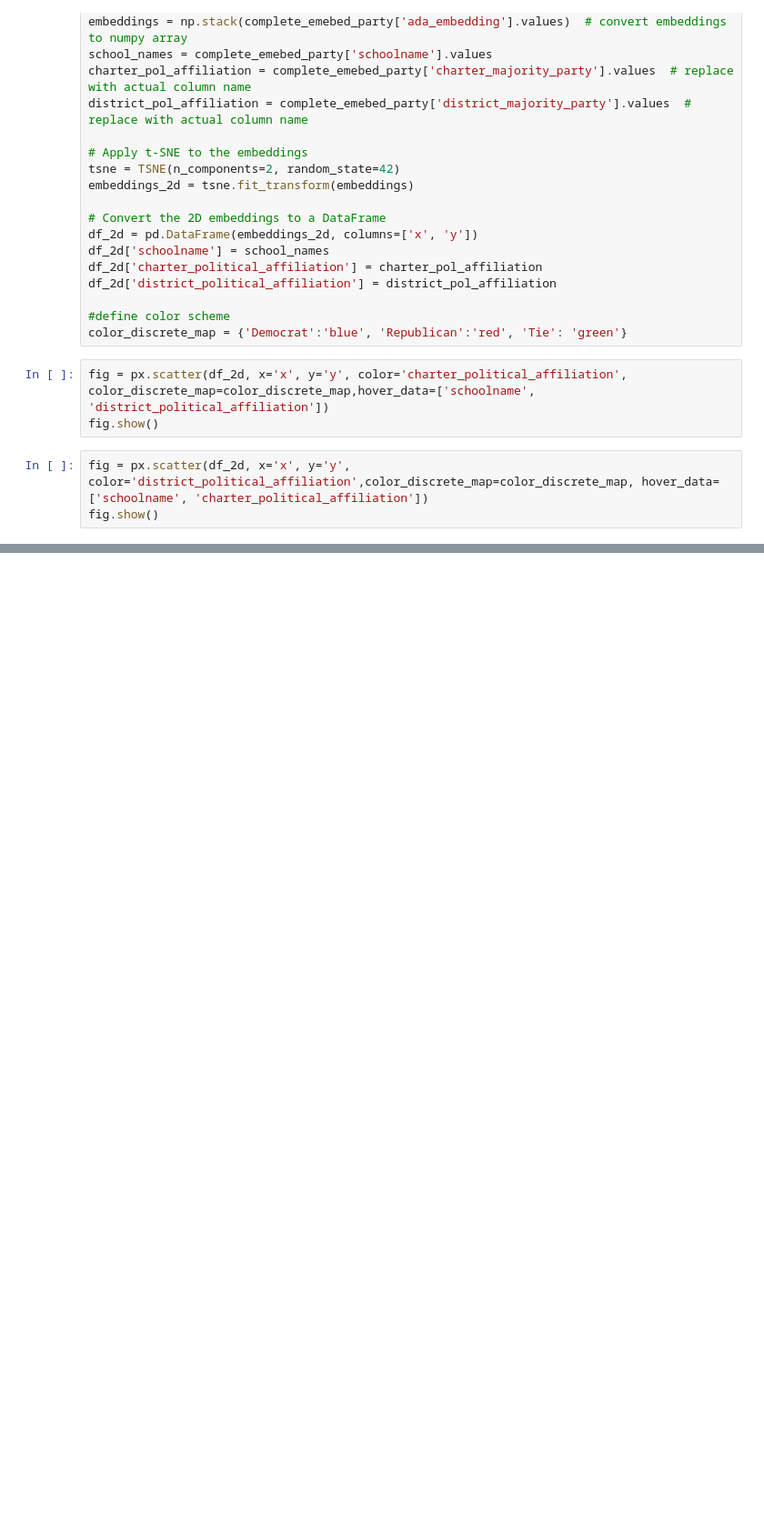
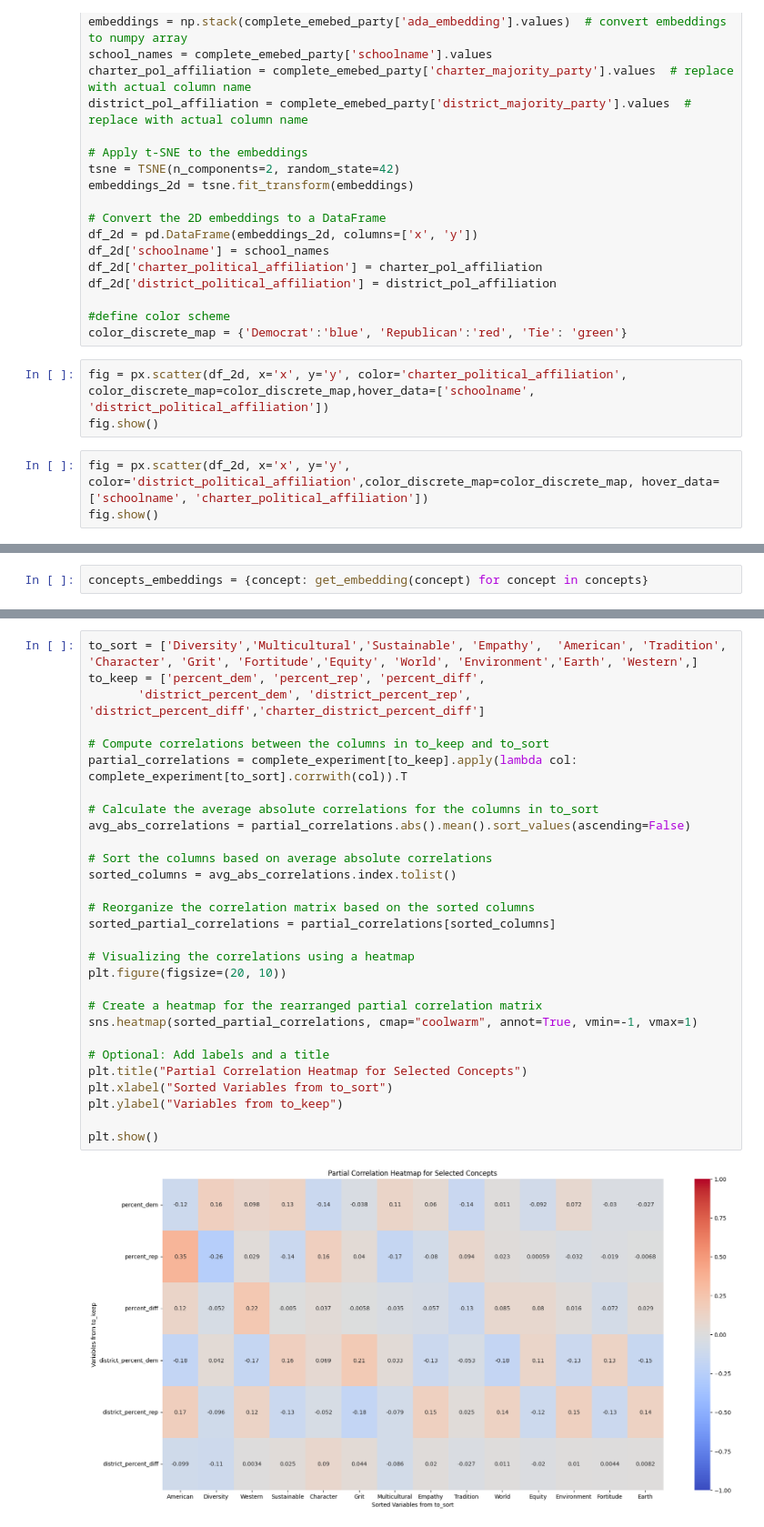
Before and after one commit to MajesticUnic0rn/charter-school-polarization, a Jupyter notebook: vector_db.ipynb, the cells around one changed output, grey strips where cells are left out. Shown at 91% size. Drawn from its saved outputs; the diff is of its cells as text; blank space fills up the shorter version.

```diff
--- a/vector_db.ipynb
+++ b/vector_db.ipynb
@@ -327,0 +368,2 @@ fig.show()
+# %%
+concepts_embeddings = {concept: get_embedding(concept) for concept in concepts}
@@ -327,0 +421,31 @@ fig.show()
+# %%
+to_sort = ['Diversity','Multicultural','Sustainable', 'Empathy',  'American', 'Tradition', 'Character', 'Grit', 'Fortitude','Equity', 'World', 'Environment','Earth', 'Western',]
+to_keep = ['percent_dem', 'percent_rep', 'percent_diff',
+       'district_percent_dem', 'district_percent_rep', 'district_percent_diff','charter_district_percent_diff']
+
+# Compute correlations between the columns in to_keep and to_sort
+partial_correlations = complete_experiment[to_keep].apply(lambda col: complete_experiment[to_sort].corrwith(col)).T
+
+# Calculate the average absolute correlations for the columns in to_sort
+avg_abs_correlations = partial_correlations.abs().mean().sort_values(ascending=False)
+
+# Sort the columns based on average absolute correlations
+sorted_columns = avg_abs_correlations.index.tolist()
+
+# Reorganize the correlation matrix based on the sorted columns
+sorted_partial_correlations = partial_correlations[sorted_columns]
+
+# Visualizing the correlations using a heatmap
+plt.figure(figsize=(20, 10))
+
+# Create a heatmap for the rearranged partial correlation matrix
+sns.heatmap(sorted_partial_correlations, cmap="coolwarm", annot=True, vmin=-1, vmax=1)
+
+# Optional: Add labels and a title
+plt.title("Partial Correlation Heatmap for Selected Concepts")
+plt.xlabel("Sorted Variables from to_sort")
+plt.ylabel("Variables from to_keep")
+
+plt.show()
+# %% [output]
+[figure, added]
```
Also changed, not shown: parts of 19 cells of this notebook.
